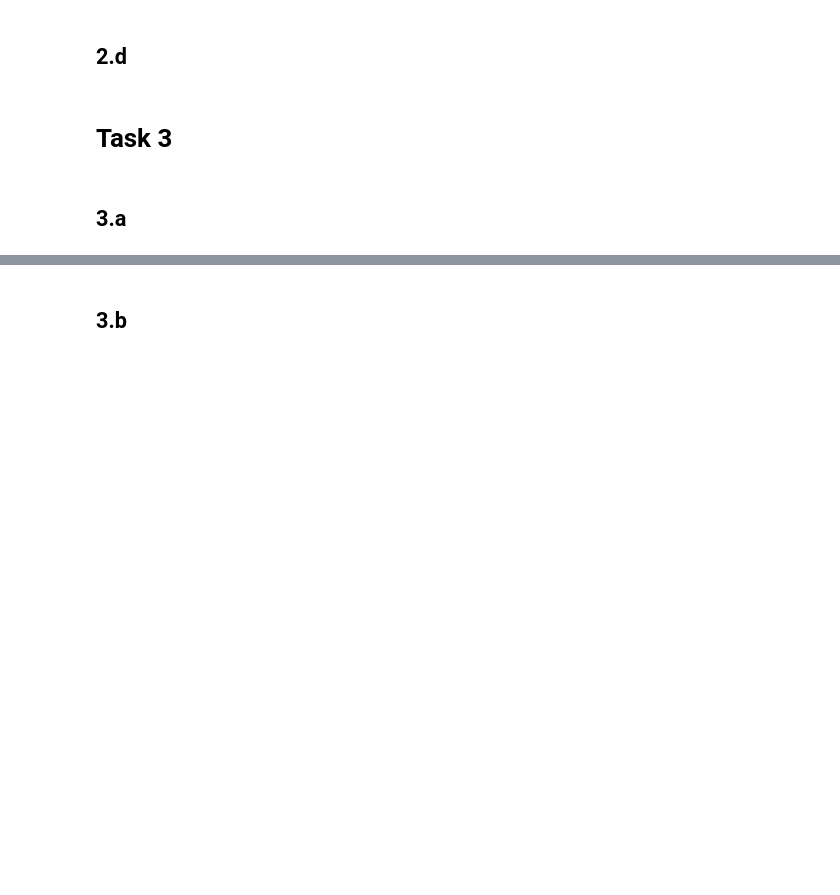
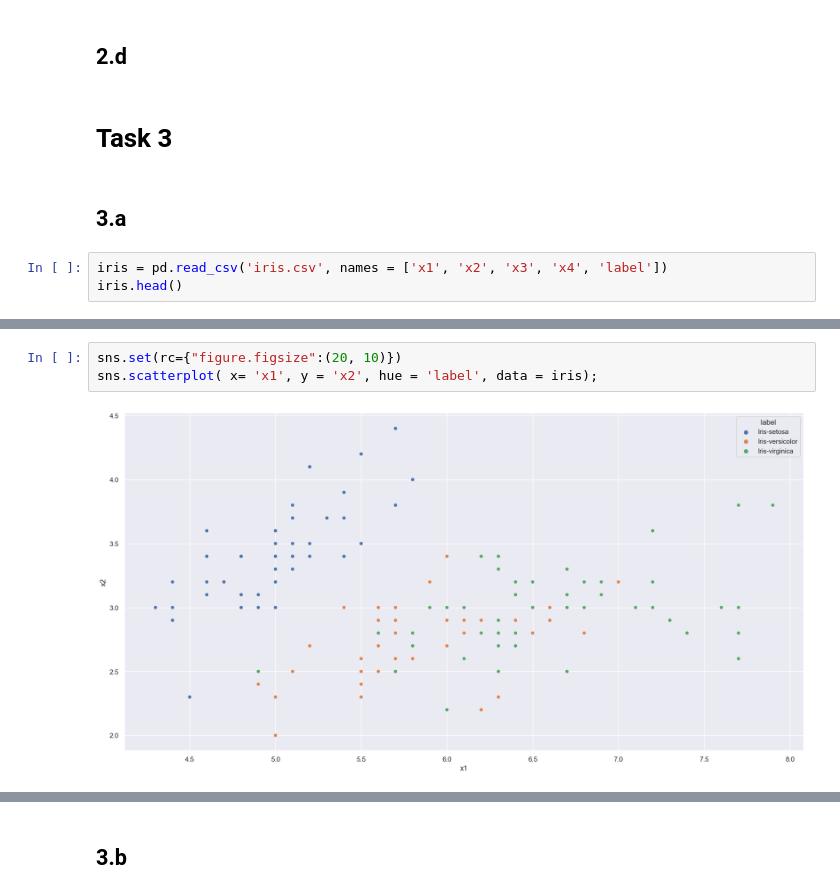
Before and after one commit to dpl373/AML, a Jupyter notebook: W_2/exercise_2_EK.ipynb, the cells around one changed output, grey strips where cells are left out. Drawn from its saved outputs; the diff is of its cells as text; blank space fills up the shorter version.

```diff
--- a/W_2/exercise_2_EK.ipynb
+++ b/W_2/exercise_2_EK.ipynb
@@ -135,3 +135,6 @@ matrix_T = matrix.T
 # Task 3
 # %% [markdown]
 ## 3.a
+# %%
+iris = pd.read_csv('iris.csv', names = ['x1', 'x2', 'x3', 'x4', 'label'])
+iris.head()
@@ -137,0 +148,5 @@ matrix_T = matrix.T
+# %%
+sns.set(rc={"figure.figsize":(20, 10)})
+sns.scatterplot( x= 'x1', y = 'x2', hue = 'label', data = iris);
+# %% [output]
+[figure, added]
```
Also changed, not shown: parts of 3 cells of this notebook.
